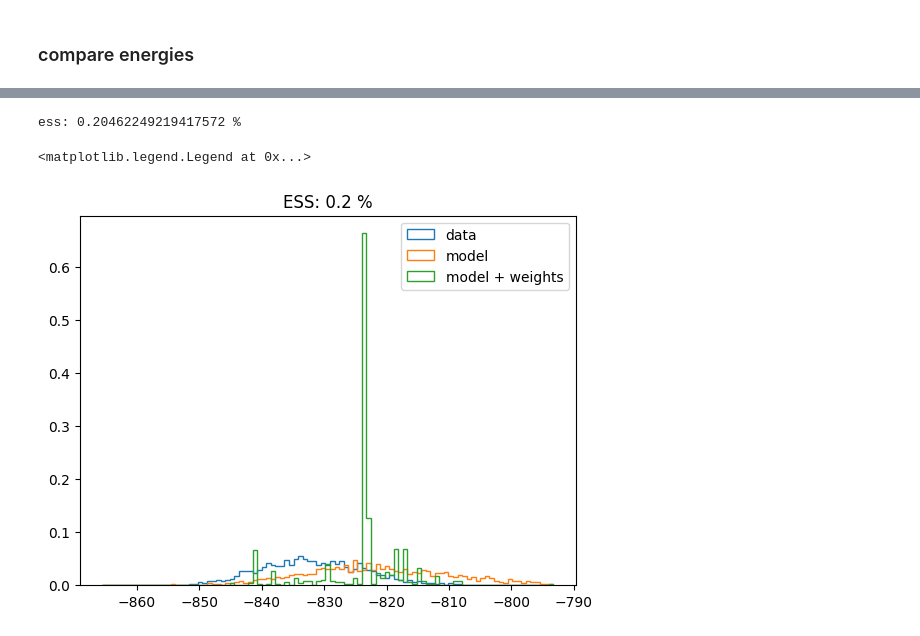
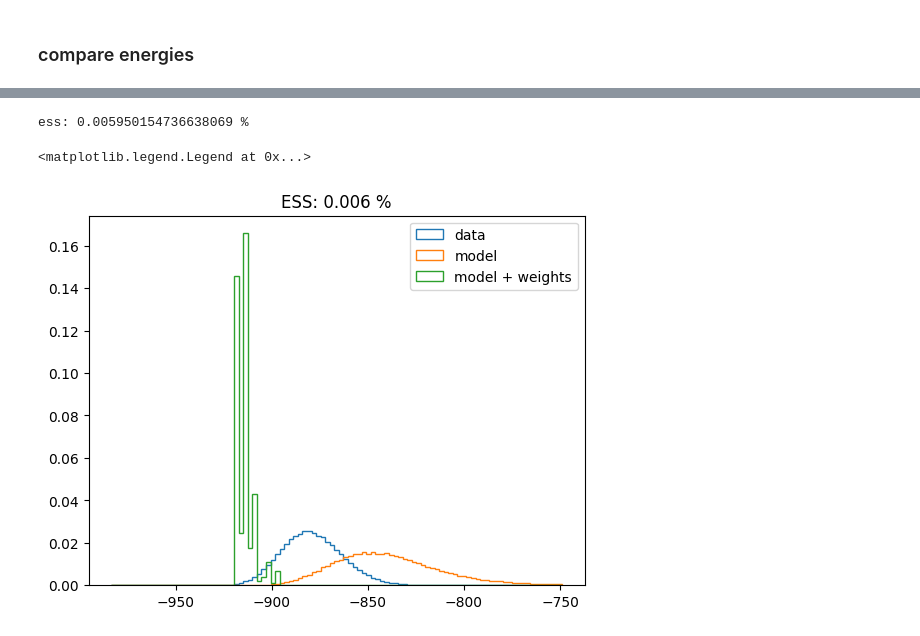
Before and after one commit to noegroup/rigid-flows, a Jupyter notebook: model_working.ipynb, the cells around one changed output, grey strips where cells are left out. Drawn from its saved outputs; the diff is of its cells as text; code cells hidden in the pictures.

Commit message:
added batch experiment

```diff
--- a/model_working.ipynb
+++ b/model_working.ipynb
@@ -891,7 +1272,7 @@ ZeroDivisionError: division by zero
 # %% [markdown]
 ### sample from data / model / prior
 # %%
-NUM_SAMPLES = 2000
+NUM_SAMPLES = 10_000
 # %%
 # sample data
 
@@ -1109,15 +1533,0 @@ energy = energy_model(model)
-# %%
-def target_density(inp: AugmentedData) -> Array:
-    """Evaluate the target density for a state
-
-    Args:
-        state (State): the state to be evaluated
-
-    Returns:
-        Array: the energy of the state
-
-    """
-    aux_prob = aux_sampler.log_prob(inp.aux).sum()
-    return -aux_prob + energy(inp.pos, inp.box.size)
-
-eval_target_density_ = jax.jit(jax.vmap(partial(target_density)))
@@ -1126,0 +1583,8 @@ U_data = eval_target_density_(orig.obj)
+# %%
+us_target, us_aux, us_base, ldjs = gather_model_energies(
+    next(chain),
+    partial(base_sampler, box=Box(_force_box_vector(data.box[0]))),
+    flow,
+    num_samples=100_000,
+    num_per_batch=10_000
+)
@@ -1127,21 +1611,21 @@ U_data = eval_target_density_(orig.obj)
 # %%
-log_weights = jax.nn.log_softmax(-U_model + samples.ldj)
+log_weights = jax.nn.log_softmax(-us_target + us_base + ldjs)
 ess = 1. / jnp.sum(jnp.square(jnp.exp(log_weights))) / len(log_weights)
 print(f"ess: {ess * 100} %")
 # %% [output]
-ess: 0.20462249219417572 %
+ess: 0.005950154736638069 %
 # %%
+u_data = np.array(raw["ene"].reshape(-1))
+
 bins = jnp.linspace(
-    U_data.min() - 10,
-    U_data.max() + 10,
-    100
+    u_data.min() - 50, u_data.max() + 50, 100
 )
 
 plt.title(f"ESS: {ess * 100:.2} %")
-plt.hist(np.array(U_data), bins=bins, histtype="step", density=True, label="data");
-plt.hist(np.array(U_model), bins=bins, histtype="step", density=True, label="model");
-plt.hist(np.array(U_model), bins=bins, histtype="step", weights=np.array(jnp.exp(log_weights)), density=True, label="model + weights");
+plt.hist(u_data, bins=bins, histtype="step", density=True, label="data");
+plt.hist(np.array(us_target - us_aux), bins=bins, histtype="step", density=True, label="model");
+plt.hist(np.array(us_target - us_aux), bins=bins, histtype="step", weights=np.array(jnp.exp(log_weights)), density=True, label="model + weights");
 plt.legend()
 # %% [output]
 <matplotlib.legend.Legend at 0x...>
-[figure, old version]
+[figure, new version]
```
Also changed, not shown: parts of 37 cells of this notebook, 15 other files.
